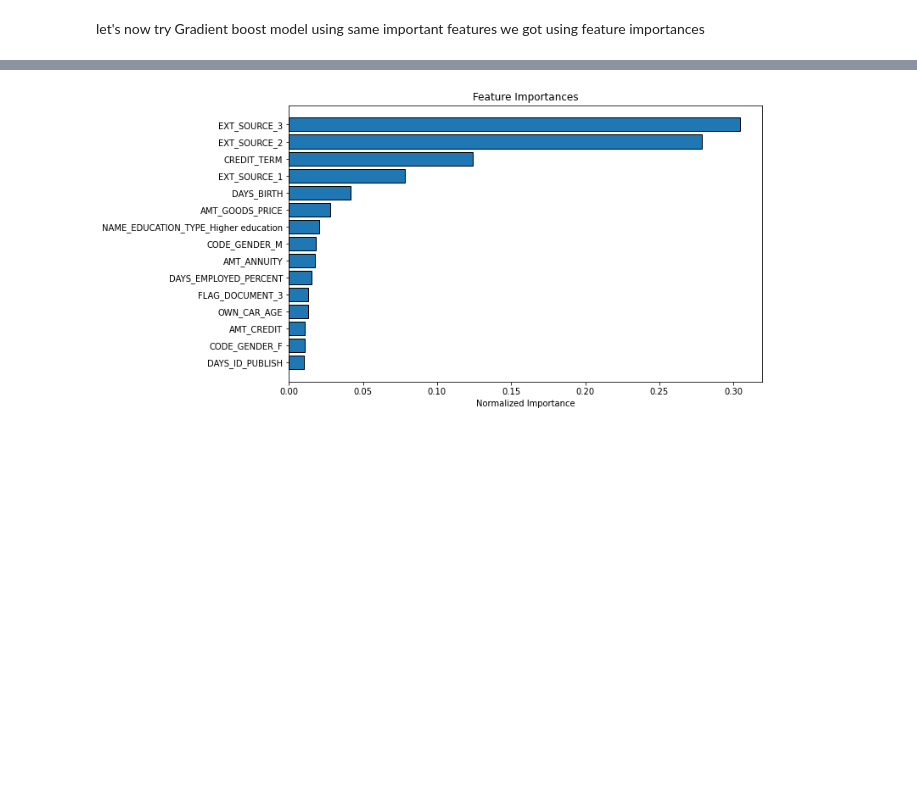
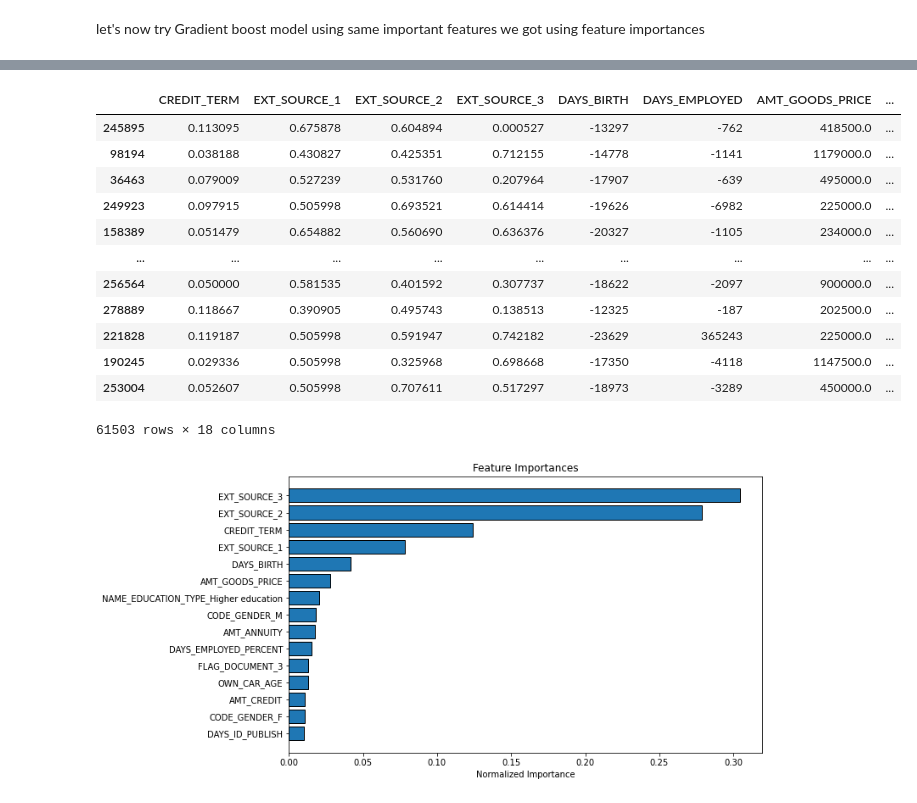
Before and after one commit to meghanareddyy/HomeCredit-Default-Risk-Prediction, a Jupyter notebook: Home_Credit_Default_Risk_Prediction.ipynb, the cells around one changed output, grey strips where cells are left out. Drawn from its saved outputs; the diff is of its cells as text; code cells hidden in the pictures; blank space fills up the shorter version.

```diff
--- a/Home_Credit_Default_Risk_Prediction.ipynb
+++ b/Home_Credit_Default_Risk_Prediction.ipynb
@@ -1661,3 +1675,19 @@ KeyboardInterrupt: ignored
+# %%
+x_test
+# %% [output]
+|  | CREDIT_TERM | EXT_SOURCE_1 | EXT_SOURCE_2 | EXT_SOURCE_3 | DAYS_BIRTH | DAYS_EMPLOYED | AMT_GOODS_PRICE | ... |
+| 245895 | 0.113095 | 0.675878 | 0.604894 | 0.000527 | -13297 | -762 | 418500.0 | ... |
+| 98194 | 0.038188 | 0.430827 | 0.425351 | 0.712155 | -14778 | -1141 | 1179000.0 | ... |
+| 36463 | 0.079009 | 0.527239 | 0.531760 | 0.207964 | -17907 | -639 | 495000.0 | ... |
+| 249923 | 0.097915 | 0.505998 | 0.693521 | 0.614414 | -19626 | -6982 | 225000.0 | ... |
+| 158389 | 0.051479 | 0.654882 | 0.560690 | 0.636376 | -20327 | -1105 | 234000.0 | ... |
+| ... | ... | ... | ... | ... | ... | ... | ... | ... |
+| 256564 | 0.050000 | 0.581535 | 0.401592 | 0.307737 | -18622 | -2097 | 900000.0 | ... |
+| 278889 | 0.118667 | 0.390905 | 0.495743 | 0.138513 | -12325 | -187 | 202500.0 | ... |
+| 221828 | 0.119187 | 0.505998 | 0.591947 | 0.742182 | -23629 | 365243 | 225000.0 | ... |
+| 190245 | 0.029336 | 0.505998 | 0.325968 | 0.698668 | -17350 | -4118 | 1147500.0 | ... |
+| 253004 | 0.052607 | 0.505998 | 0.707611 | 0.517297 | -18973 | -3289 | 450000.0 | ... |
+61503 rows × 18 columns
 # %%
 gbm_cv_scores = cross_val_score(gbm, x_train, y_train, cv=5)
 print('Accuracy scores for the 5 folds: ', gbm_cv_scores)
```
Also changed, not shown: parts of 16 cells of this notebook, 3 other files.
